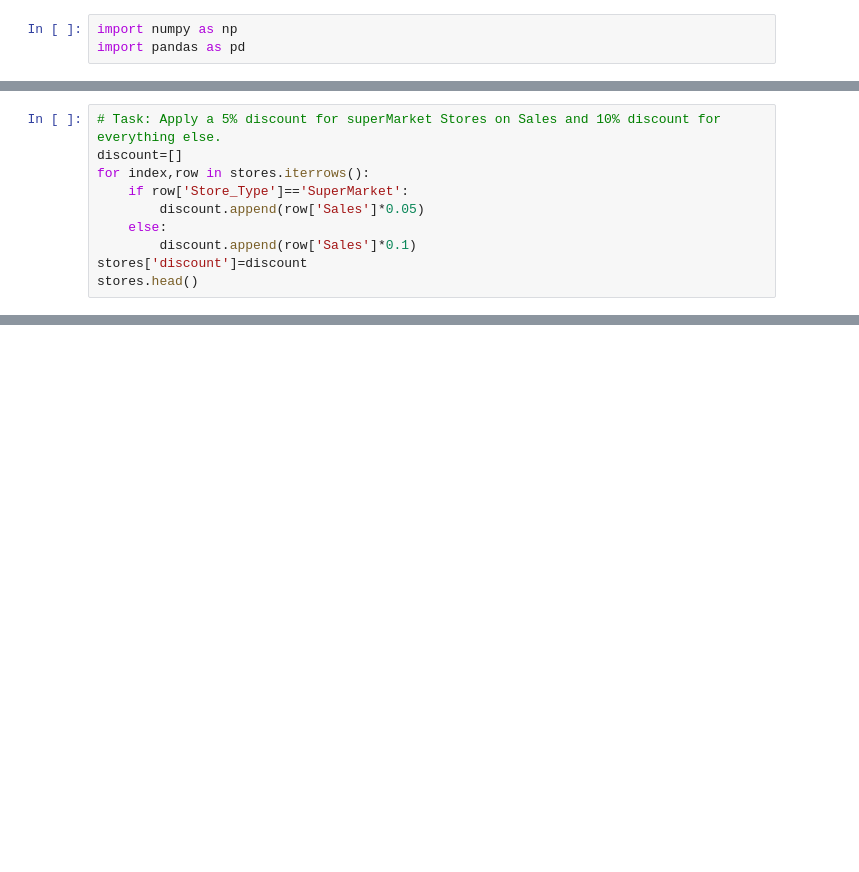
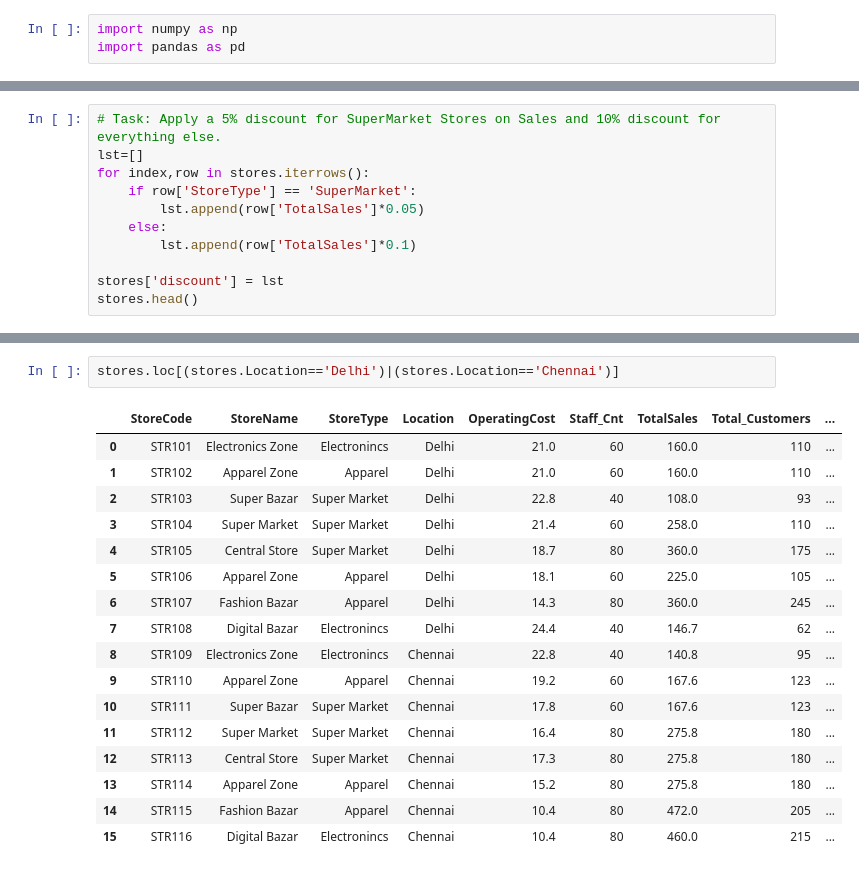
Before and after one commit to ravindrapal001/Python-Case-Studies, a Jupyter notebook: stores.ipynb, the cells around one changed output, grey strips where cells are left out. Saved outputs shown, nothing was run; the diff lists cells and outputs as text; blank space fills up the shorter version.

```diff
--- a/stores.ipynb
+++ b/stores.ipynb
@@ -368,10 +3,0 @@ stores.head()
-# %%
-# Task: Apply a 5% discount for superMarket Stores on Sales and 10% discount for everything else.
-discount=[]
-for index,row in stores.iterrows():
-    if row['Store_Type']=='SuperMarket':
-        discount.append(row['Sales']*0.05)
-    else:
-        discount.append(row['Sales']*0.1)
-stores['discount']=discount
-stores.head()
@@ -379,0 +281,11 @@ KeyError: 'Store_Type'
+# %%
+# Task: Apply a 5% discount for SuperMarket Stores on Sales and 10% discount for everything else.
+lst=[]
+for index,row in stores.iterrows():
+    if row['StoreType'] == 'SuperMarket':
+        lst.append(row['TotalSales']*0.05)
+    else:
+        lst.append(row['TotalSales']*0.1)
+
+stores['discount'] = lst
+stores.head()
@@ -379,0 +311,20 @@ KeyError: 'Store_Type'
+# %%
+stores.loc[(stores.Location=='Delhi')|(stores.Location=='Chennai')]
+# %% [output]
+|  | StoreCode | StoreName | StoreType | Location | OperatingCost | Staff_Cnt | TotalSales | Total_Customers | ... |
+| 0 | STR101 | Electronics Zone | Electronincs | Delhi | 21.0 | 60 | 160.0 | 110 | ... |
+| 1 | STR102 | Apparel Zone | Apparel | Delhi | 21.0 | 60 | 160.0 | 110 | ... |
+| 2 | STR103 | Super Bazar | Super Market | Delhi | 22.8 | 40 | 108.0 | 93 | ... |
+| 3 | STR104 | Super Market | Super Market | Delhi | 21.4 | 60 | 258.0 | 110 | ... |
+| 4 | STR105 | Central Store | Super Market | Delhi | 18.7 | 80 | 360.0 | 175 | ... |
+| 5 | STR106 | Apparel Zone | Apparel | Delhi | 18.1 | 60 | 225.0 | 105 | ... |
+| 6 | STR107 | Fashion Bazar | Apparel | Delhi | 14.3 | 80 | 360.0 | 245 | ... |
+| 7 | STR108 | Digital Bazar | Electronincs | Delhi | 24.4 | 40 | 146.7 | 62 | ... |
+| 8 | STR109 | Electronics Zone | Electronincs | Chennai | 22.8 | 40 | 140.8 | 95 | ... |
+| 9 | STR110 | Apparel Zone | Apparel | Chennai | 19.2 | 60 | 167.6 | 123 | ... |
+| 10 | STR111 | Super Bazar | Super Market | Chennai | 17.8 | 60 | 167.6 | 123 | ... |
+| 11 | STR112 | Super Market | Super Market | Chennai | 16.4 | 80 | 275.8 | 180 | ... |
+| 12 | STR113 | Central Store | Super Market | Chennai | 17.3 | 80 | 275.8 | 180 | ... |
+| 13 | STR114 | Apparel Zone | Apparel | Chennai | 15.2 | 80 | 275.8 | 180 | ... |
+| 14 | STR115 | Fashion Bazar | Apparel | Chennai | 10.4 | 80 | 472.0 | 205 | ... |
+| 15 | STR116 | Digital Bazar | Electronincs | Chennai | 10.4 | 80 | 460.0 | 215 | ... |
```
Also changed, not shown: parts of 73 cells of this notebook.
